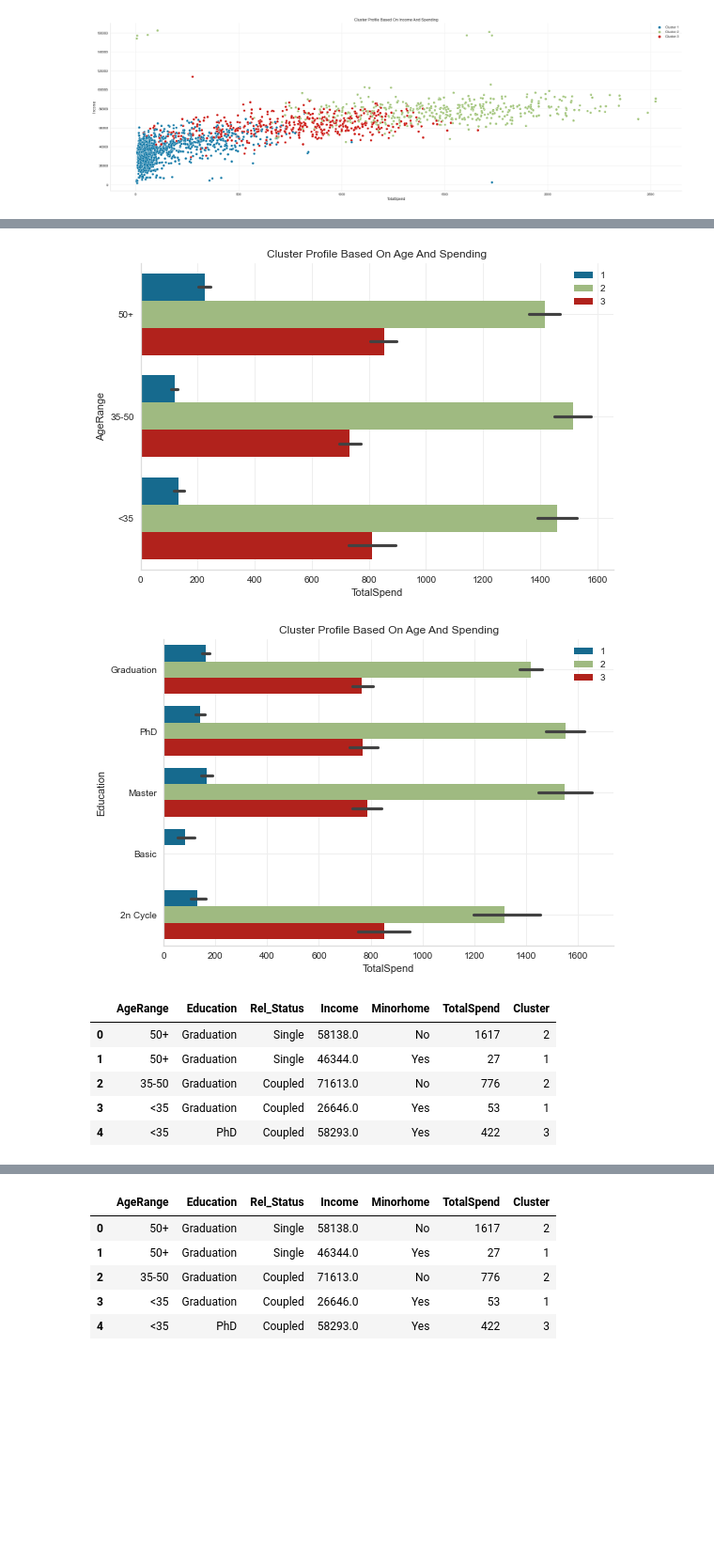
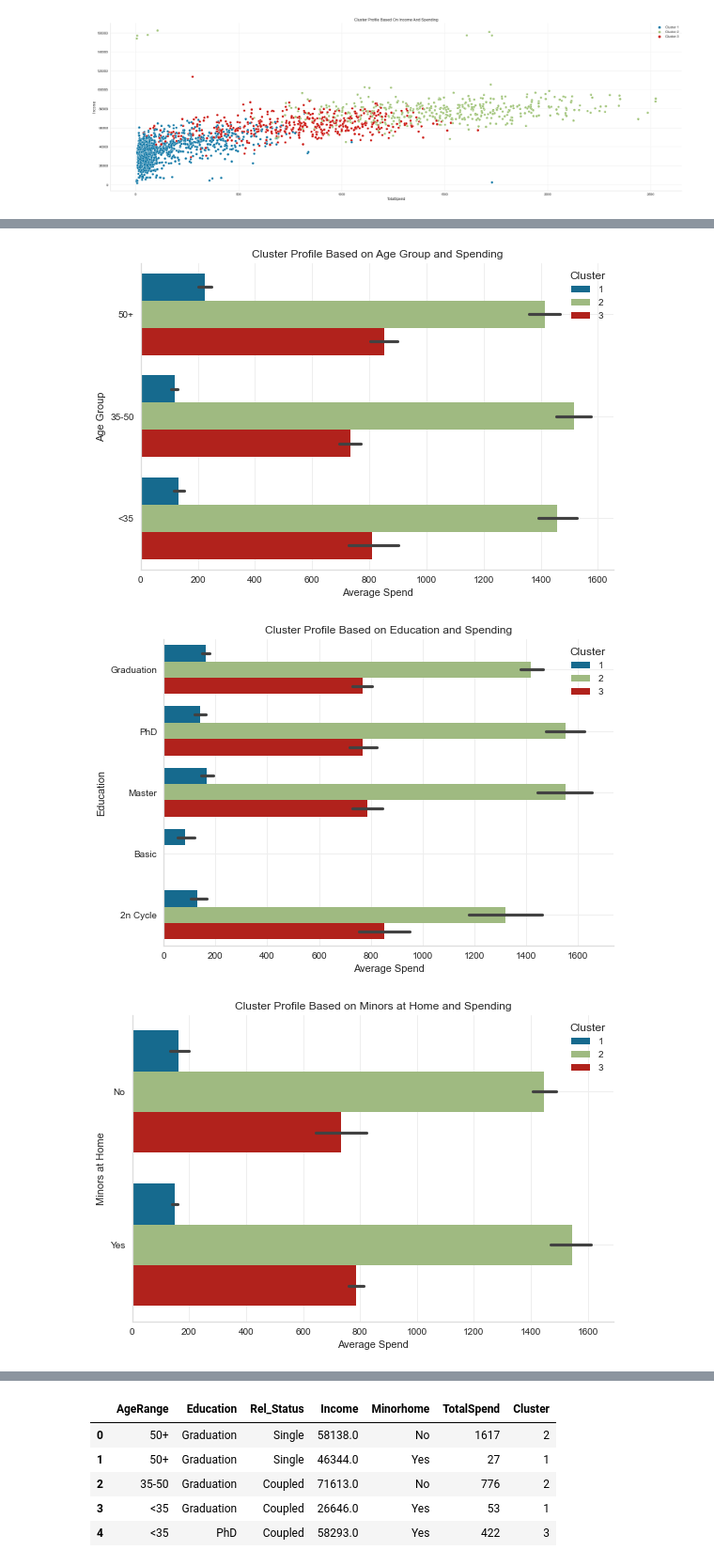
Before and after one commit to saranshkr/customer-profile-analysis, a Jupyter notebook: clustering-model.ipynb, the cells around one changed output, grey strips where cells are left out. Shown at 94% size. Saved outputs shown, nothing was run; the diff lists cells and outputs as text; code cells hidden in the pictures; blank space fills up the shorter version.

Commit message:
Add barplots for spend vs category

```diff
--- a/clustering-model.ipynb
+++ b/clustering-model.ipynb
@@ -225,27 +226,19 @@ plot_cluster_profile('Education', education_palette, 'Education Level')
 # %%
-ax = sns.barplot(data=df_orig, x='TotalSpend', y='AgeRange', hue='Cluster')
-format_axes(ax)
-ax.set_title("Cluster Profile Based On Age And Spending")
-plt.legend()
-plt.tight_layout()
-plt.show()
+def plot_cluster_profile_2(col, title):
+    ax = sns.barplot(data=df_orig, x='TotalSpend', y=col, hue='Cluster')
+    format_axes(ax)
+    ax.set_title(f"Cluster Profile Based on {title} and Spending")
+    plt.xlabel('Average Spend')
+    plt.ylabel(title)
+    plt.legend(title='Cluster')
+    plt.tight_layout()
+    plt.show()
-# %% [output]
-[figure, removed]
-# %%
-ax = sns.barplot(data=df_orig, x='TotalSpend', y='Education', hue='Cluster')
-format_axes(ax)
-ax.set_title("Cluster Profile Based On Age And Spending")
-plt.legend()
-plt.tight_layout()
-plt.show()
-# %% [output]
-[figure, removed]
-# %%
-df_orig.head()
-# %% [output]
-|  | AgeRange | Education | Rel_Status | Income | Minorhome | TotalSpend | Cluster |
-| 0 | 50+ | Graduation | Single | 58138.0 | No | 1617 | 2 |
-| 1 | 50+ | Graduation | Single | 46344.0 | Yes | 27 | 1 |
-| 2 | 35-50 | Graduation | Coupled | 71613.0 | No | 776 | 2 |
-| 3 | <35 | Graduation | Coupled | 26646.0 | Yes | 53 | 1 |
-| 4 | <35 | PhD | Coupled | 58293.0 | Yes | 422 | 3 |
+# %%
+plot_cluster_profile_2('AgeRange', 'Age Group')
+plot_cluster_profile_2('Education', 'Education')
+plot_cluster_profile_2('Minorhome', 'Minors at Home')
+plot_cluster_profile_2('Rel_Status', 'Relationship Status')
+# %% [output]
+[figure, added]
+[figure, added]
+[figure, added]
```
Also changed, not shown: parts of 6 cells of this notebook.
